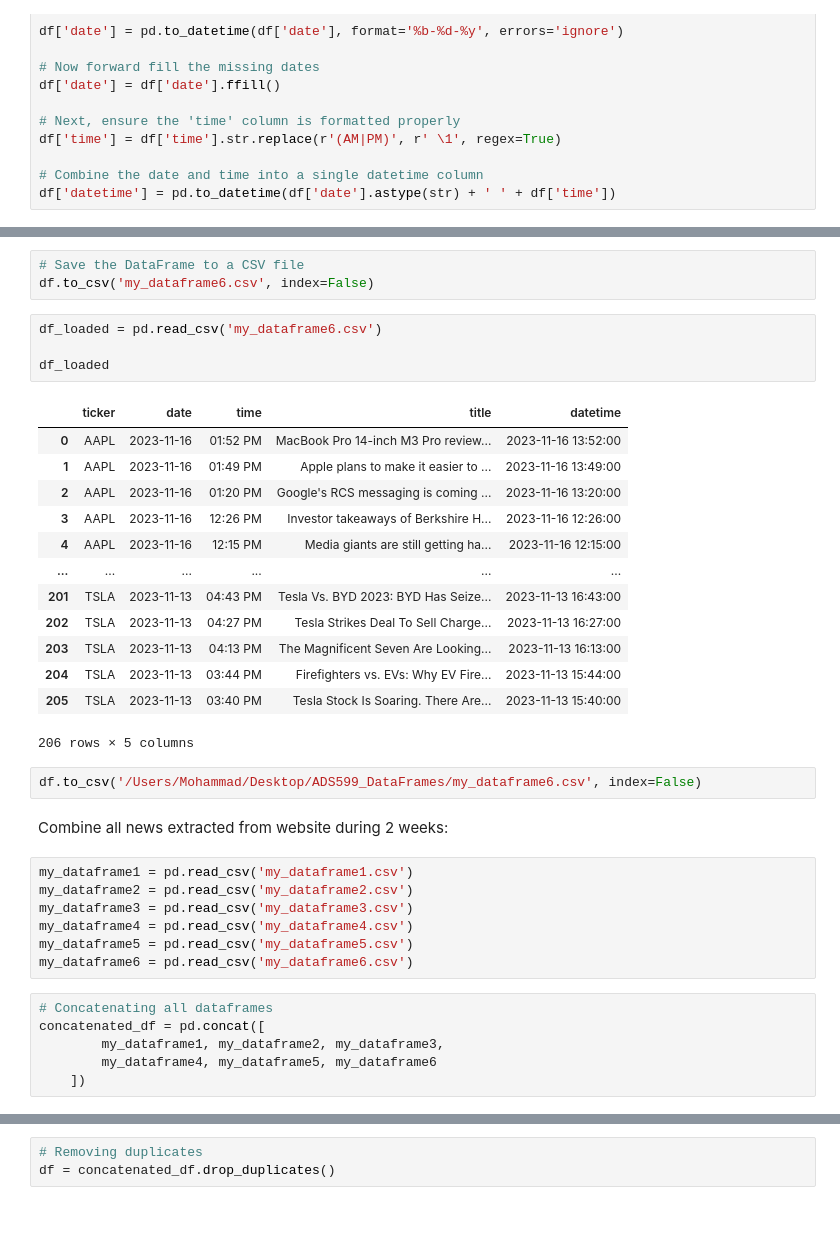
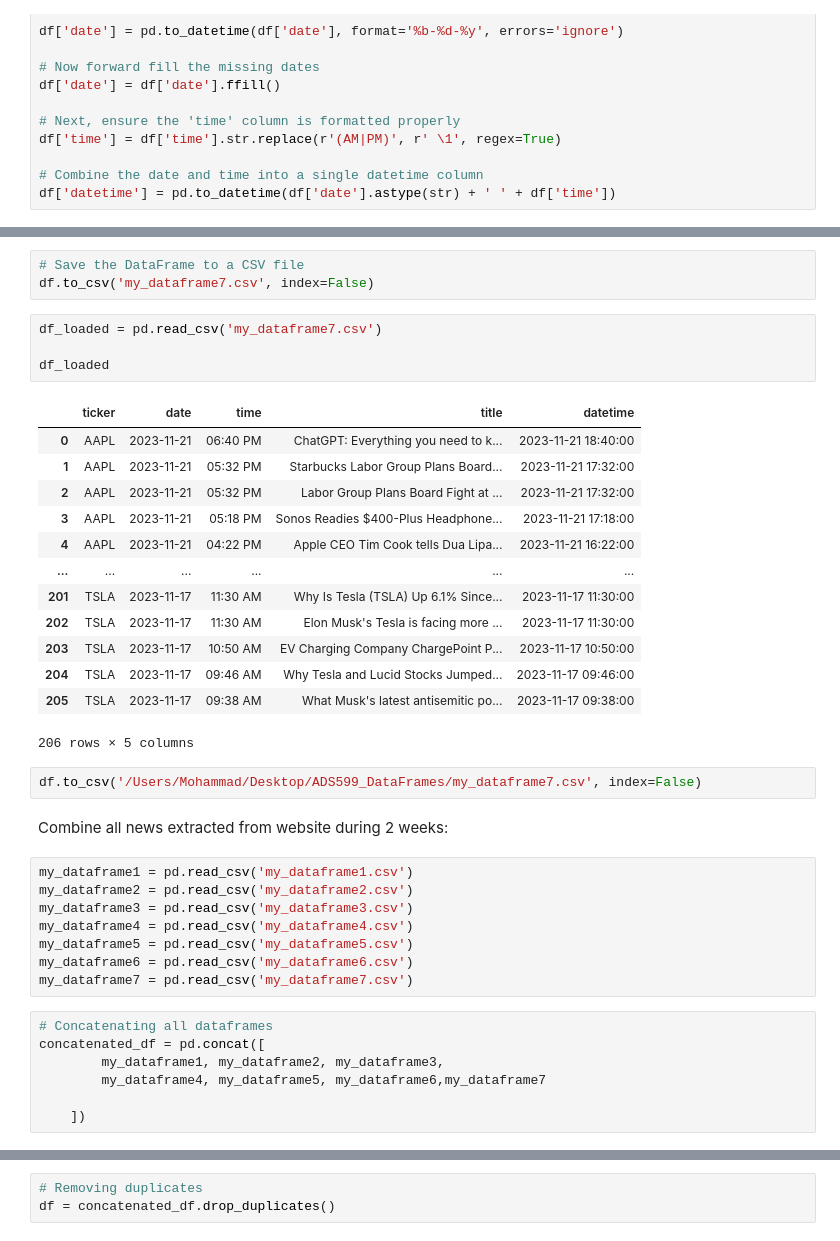
Before and after one commit to mmahmoudighaznavi/Harnessing-the-Power-of-News-in-Stock-Market-Predictions-Incorporating-News-Analysis, a Jupyter notebook: SentimetAnalysis_599.ipynb, the cells around one changed output, grey strips where cells are left out. Saved outputs shown, nothing was run; the diff lists cells and outputs as text.

```diff
--- a/SentimetAnalysis_599.ipynb
+++ b/SentimetAnalysis_599.ipynb
@@ -127,27 +128,27 @@ df
 206 rows × 5 columns
 # %%
 # Save the DataFrame to a CSV file
-df.to_csv('my_dataframe6.csv', index=False)
+df.to_csv('my_dataframe7.csv', index=False)
 # %%
-df_loaded = pd.read_csv('my_dataframe6.csv')
+df_loaded = pd.read_csv('my_dataframe7.csv')
 
 df_loaded
 # %% [output]
 |  | ticker | date | time | title | datetime |
-| 0 | AAPL | 2023-11-16 | 01:52 PM | MacBook Pro 14-inch M3 Pro review... | 2023-11-16 13:52:00 |
-| 1 | AAPL | 2023-11-16 | 01:49 PM | Apple plans to make it easier to ... | 2023-11-16 13:49:00 |
-| 2 | AAPL | 2023-11-16 | 01:20 PM | Google's RCS messaging is coming ... | 2023-11-16 13:20:00 |
-| 3 | AAPL | 2023-11-16 | 12:26 PM | Investor takeaways of Berkshire H... | 2023-11-16 12:26:00 |
-| 4 | AAPL | 2023-11-16 | 12:15 PM | Media giants are still getting ha... | 2023-11-16 12:15:00 |
+| 0 | AAPL | 2023-11-21 | 06:40 PM | ChatGPT: Everything you need to k... | 2023-11-21 18:40:00 |
+| 1 | AAPL | 2023-11-21 | 05:32 PM | Starbucks Labor Group Plans Board... | 2023-11-21 17:32:00 |
+| 2 | AAPL | 2023-11-21 | 05:32 PM | Labor Group Plans Board Fight at ... | 2023-11-21 17:32:00 |
+| 3 | AAPL | 2023-11-21 | 05:18 PM | Sonos Readies $400-Plus Headphone... | 2023-11-21 17:18:00 |
+| 4 | AAPL | 2023-11-21 | 04:22 PM | Apple CEO Tim Cook tells Dua Lipa... | 2023-11-21 16:22:00 |
 | ... | ... | ... | ... | ... | ... |
-| 201 | TSLA | 2023-11-13 | 04:43 PM | Tesla Vs. BYD 2023: BYD Has Seize... | 2023-11-13 16:43:00 |
-| 202 | TSLA | 2023-11-13 | 04:27 PM | Tesla Strikes Deal To Sell Charge... | 2023-11-13 16:27:00 |
-| 203 | TSLA | 2023-11-13 | 04:13 PM | The Magnificent Seven Are Looking... | 2023-11-13 16:13:00 |
-| 204 | TSLA | 2023-11-13 | 03:44 PM | Firefighters vs. EVs: Why EV Fire... | 2023-11-13 15:44:00 |
-| 205 | TSLA | 2023-11-13 | 03:40 PM | Tesla Stock Is Soaring. There Are... | 2023-11-13 15:40:00 |
+| 201 | TSLA | 2023-11-17 | 11:30 AM | Why Is Tesla (TSLA) Up 6.1% Since... | 2023-11-17 11:30:00 |
+| 202 | TSLA | 2023-11-17 | 11:30 AM | Elon Musk's Tesla is facing more ... | 2023-11-17 11:30:00 |
+| 203 | TSLA | 2023-11-17 | 10:50 AM | EV Charging Company ChargePoint P... | 2023-11-17 10:50:00 |
+| 204 | TSLA | 2023-11-17 | 09:46 AM | Why Tesla and Lucid Stocks Jumped... | 2023-11-17 09:46:00 |
+| 205 | TSLA | 2023-11-17 | 09:38 AM | What Musk's latest antisemitic po... | 2023-11-17 09:38:00 |
 206 rows × 5 columns
 # %%
-df.to_csv('/Users/Mohammad/Desktop/ADS599_DataFrames/my_dataframe6.csv', index=False)
+df.to_csv('/Users/Mohammad/Desktop/ADS599_DataFrames/my_dataframe7.csv', index=False)
 # %% [markdown]
 Combine all news extracted from website during 2 weeks:
 # %%
@@ -157,11 +158,13 @@ my_dataframe3 = pd.read_csv('my_dataframe3.csv')
 my_dataframe4 = pd.read_csv('my_dataframe4.csv')
 my_dataframe5 = pd.read_csv('my_dataframe5.csv')
 my_dataframe6 = pd.read_csv('my_dataframe6.csv')
+my_dataframe7 = pd.read_csv('my_dataframe7.csv')
 # %%
 # Concatenating all dataframes
 concatenated_df = pd.concat([
         my_dataframe1, my_dataframe2, my_dataframe3,
-        my_dataframe4, my_dataframe5, my_dataframe6
+        my_dataframe4, my_dataframe5, my_dataframe6,my_dataframe7
+
     ])
 # %%
 concatenated_df
```
Also changed, not shown: parts of 30 cells of this notebook.
